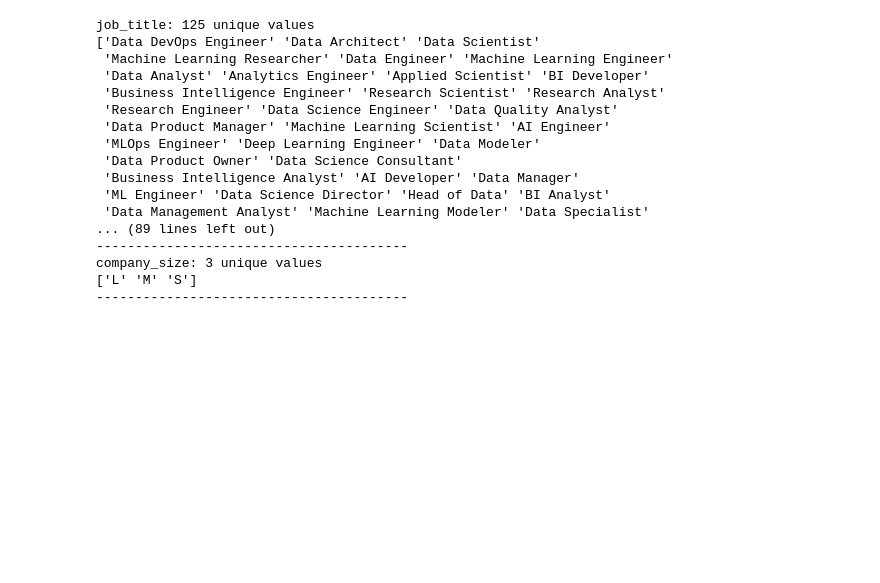
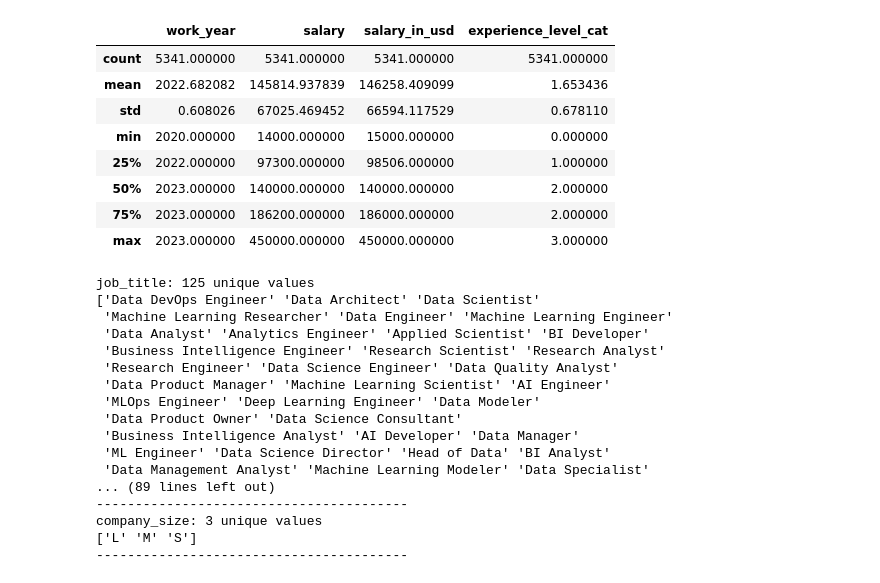
Before and after one commit to com-480-data-visualization/data_girls, a Jupyter notebook: Milestone1/data_inspection_d2.ipynb, the cells around one changed output. Cells and saved outputs as stored; diff of their text form; code cells hidden in the pictures; blank space fills up the shorter version.

```diff
--- a/Milestone1/data_inspection_d2.ipynb
+++ b/Milestone1/data_inspection_d2.ipynb
@@ -19,3 +42,15 @@ df.head()
+# %%
+df.describe()
+# %% [output]
+|  | work_year | salary | salary_in_usd | experience_level_cat |
+| count | 5341.000000 | 5341.000000 | 5341.000000 | 5341.000000 |
+| mean | 2022.682082 | 145814.937839 | 146258.409099 | 1.653436 |
+| std | 0.608026 | 67025.469452 | 66594.117529 | 0.678110 |
+| min | 2020.000000 | 14000.000000 | 15000.000000 | 0.000000 |
+| 25% | 2022.000000 | 97300.000000 | 98506.000000 | 1.000000 |
+| 50% | 2023.000000 | 140000.000000 | 140000.000000 | 2.000000 |
+| 75% | 2023.000000 | 186200.000000 | 186000.000000 | 2.000000 |
+| max | 2023.000000 | 450000.000000 | 450000.000000 | 3.000000 |
 # %%
 for col in ['job_title', 'job_category', 'salary_currency', 'employee_residence', 'experience_level', 'employment_type', 'work_setting', 'company_location', 'company_size']:
     print(f"{col}: {df[col].nunique()} unique values")
```
Also changed, not shown: parts of 11 cells of this notebook, 5 other files.
